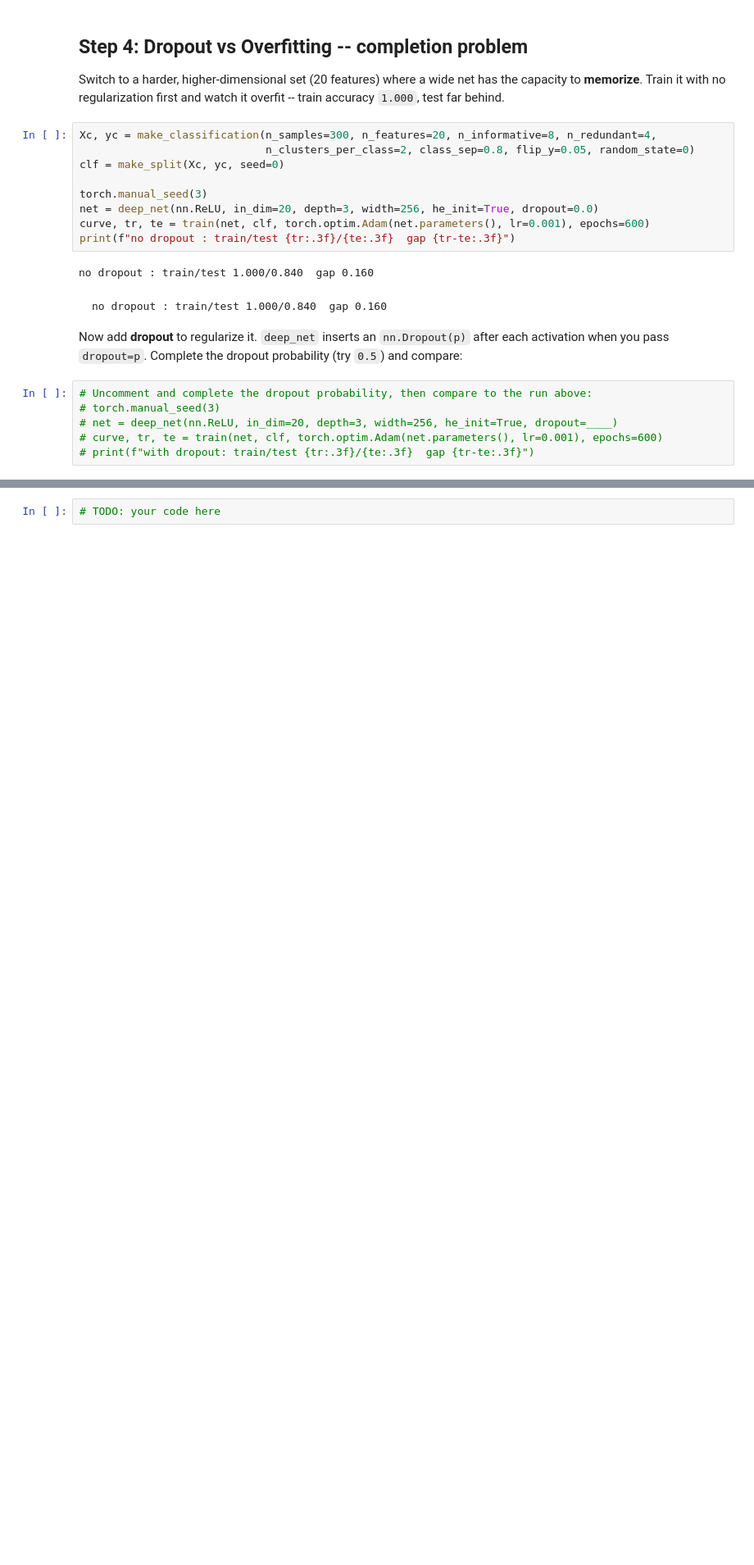
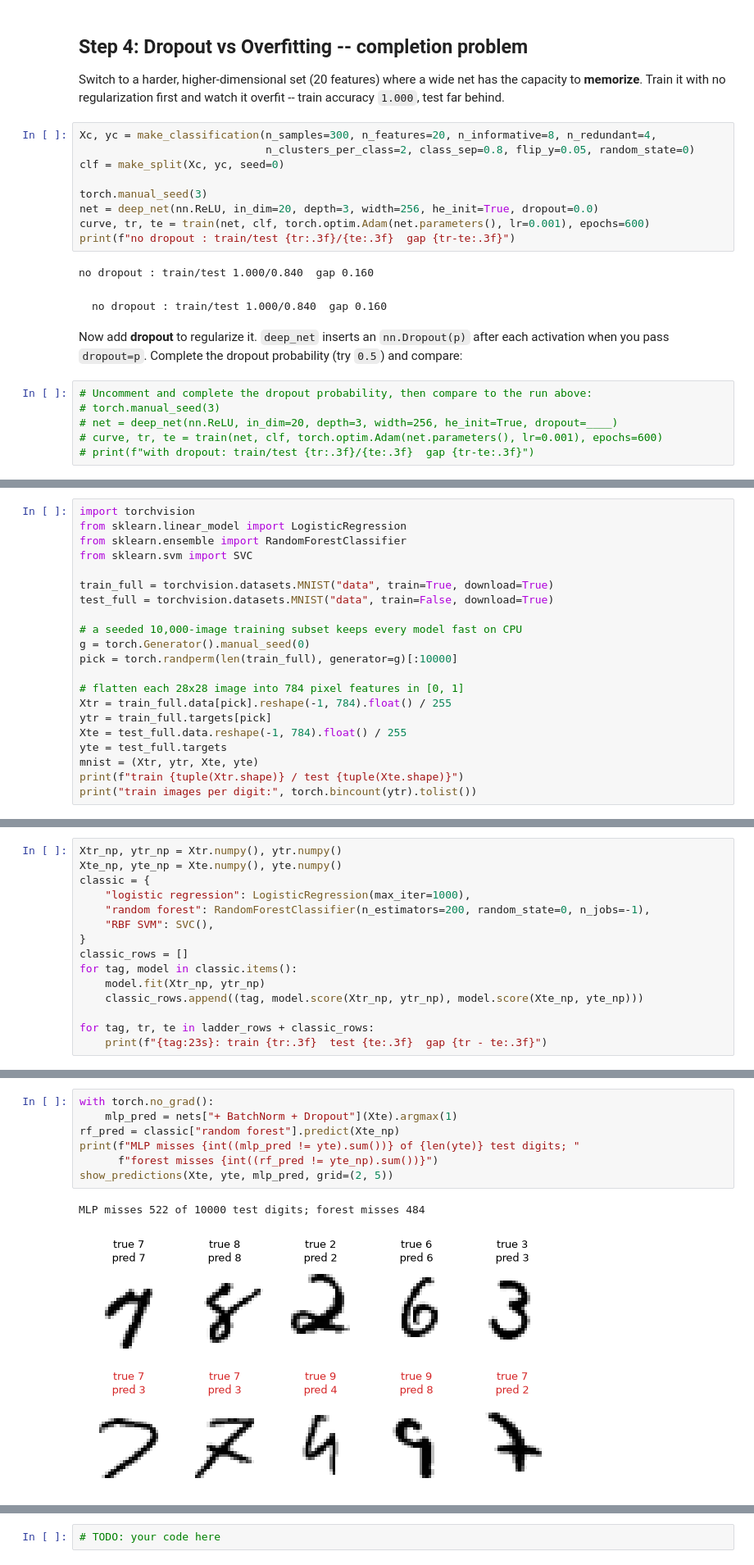
Before and after one commit to devomh/cdat4011-2026, a Jupyter notebook: u05_deep_learning/l17_lab_training_deep_networks.ipynb, the cells around one changed output, grey strips where cells are left out. Shown at 82% size. Cells and saved outputs as stored; diff of their text form; blank space fills up the shorter version.

```diff
--- a/u05_deep_learning/l17_lab_training_deep_networks.ipynb
+++ b/u05_deep_learning/l17_lab_training_deep_networks.ipynb
@@ -256,0 +306,21 @@ you pass `dropout=p`. Complete the dropout probability (try `0.5`) and compare:
+# %%
+import torchvision
+from sklearn.linear_model import LogisticRegression
+from sklearn.ensemble import RandomForestClassifier
+from sklearn.svm import SVC
+
+train_full = torchvision.datasets.MNIST("data", train=True, download=True)
+test_full = torchvision.datasets.MNIST("data", train=False, download=True)
+
+# a seeded 10,000-image training subset keeps every model fast on CPU
+g = torch.Generator().manual_seed(0)
+pick = torch.randperm(len(train_full), generator=g)[:10000]
+
+# flatten each 28x28 image into 784 pixel features in [0, 1]
+Xtr = train_full.data[pick].reshape(-1, 784).float() / 255
+ytr = train_full.targets[pick]
+Xte = test_full.data.reshape(-1, 784).float() / 255
+yte = test_full.targets
+mnist = (Xtr, ytr, Xte, yte)
+print(f"train {tuple(Xtr.shape)} / test {tuple(Xte.shape)}")
+print("train images per digit:", torch.bincount(ytr).tolist())
@@ -256,0 +465,15 @@ you pass `dropout=p`. Complete the dropout probability (try `0.5`) and compare:
+# %%
+Xtr_np, ytr_np = Xtr.numpy(), ytr.numpy()
+Xte_np, yte_np = Xte.numpy(), yte.numpy()
+classic = {
+    "logistic regression": LogisticRegression(max_iter=1000),
+    "random forest": RandomForestClassifier(n_estimators=200, random_state=0, n_jobs=-1),
+    "RBF SVM": SVC(),
+}
+classic_rows = []
+for tag, model in classic.items():
+    model.fit(Xtr_np, ytr_np)
+    classic_rows.append((tag, model.score(Xtr_np, ytr_np), model.score(Xte_np, yte_np)))
+
+for tag, tr, te in ladder_rows + classic_rows:
+    print(f"{tag:23s}: train {tr:.3f}  test {te:.3f}  gap {tr - te:.3f}")
@@ -256,0 +517,10 @@ you pass `dropout=p`. Complete the dropout probability (try `0.5`) and compare:
+# %%
+with torch.no_grad():
+    mlp_pred = nets["+ BatchNorm + Dropout"](Xte).argmax(1)
+rf_pred = classic["random forest"].predict(Xte_np)
+print(f"MLP misses {int((mlp_pred != yte).sum())} of {len(yte)} test digits; "
+      f"forest misses {int((rf_pred != yte_np).sum())}")
+show_predictions(Xte, yte, mlp_pred, grid=(2, 5))
+# %% [output]
+MLP misses 522 of 10000 test digits; forest misses 484
+[figure, added]
```
Also changed, not shown: parts of 23 cells of this notebook, 3 other files.
